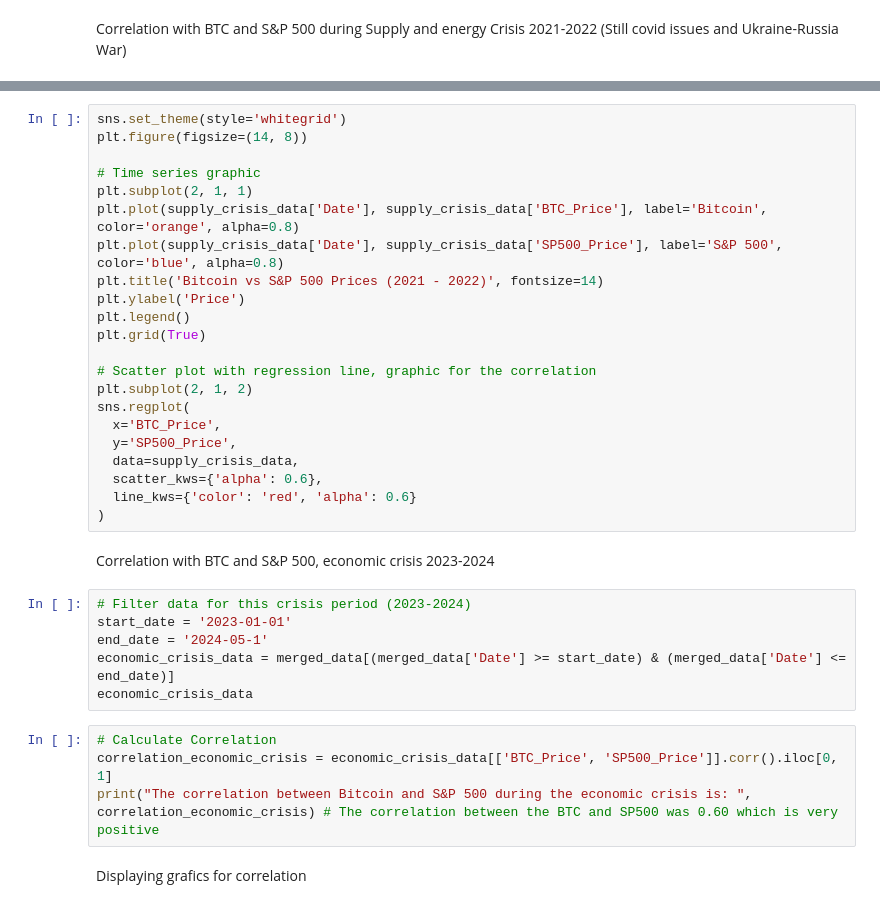
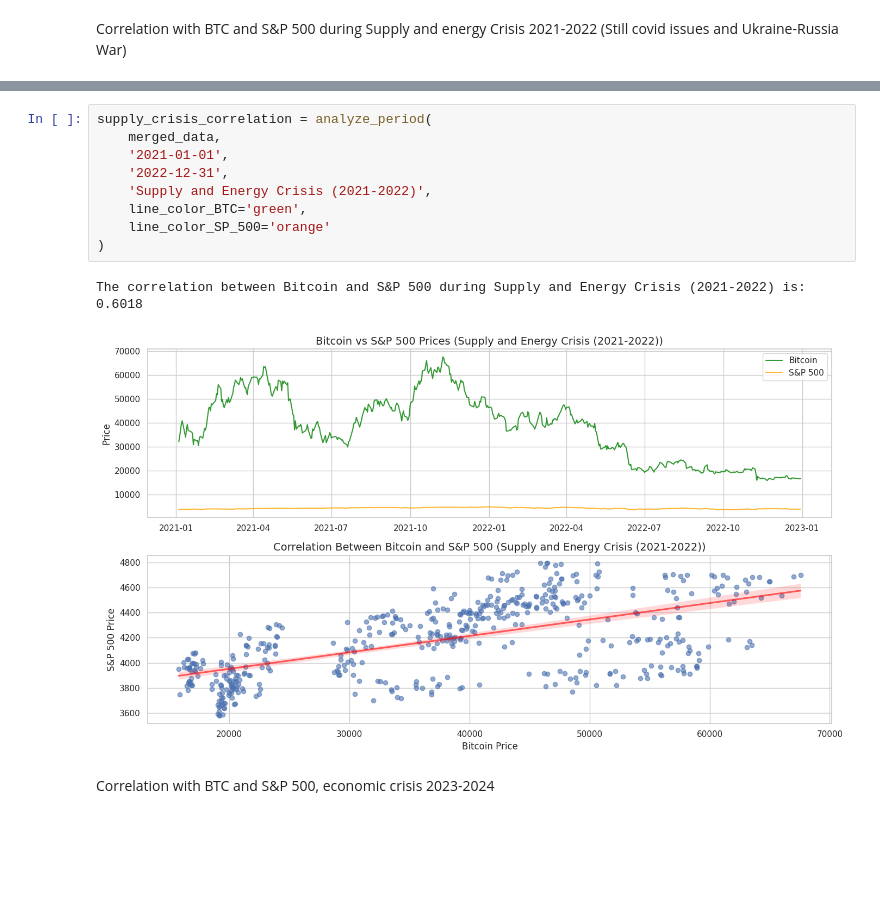
Before and after one commit to AngelDHackerman/BTC-ETH_Data_Analysis, a Jupyter notebook: 5_Insights_Analysis_Crisis_2020-2024.ipynb, the cells around one changed output, grey strips where cells are left out. Cells and saved outputs as stored; diff of their text form; blank space fills up the shorter version.

```diff
--- a/5_Insights_Analysis_Crisis_2020-2024.ipynb
+++ b/5_Insights_Analysis_Crisis_2020-2024.ipynb
@@ -86,36 +91,14 @@ Displaying grafics for this correlation
-# %%
-sns.set_theme(style='whitegrid')
-plt.figure(figsize=(14, 8))
-
-# Time series graphic
-plt.subplot(2, 1, 1)
-plt.plot(supply_crisis_data['Date'], supply_crisis_data['BTC_Price'], label='Bitcoin', color='orange', alpha=0.8)
-plt.plot(supply_crisis_data['Date'], supply_crisis_data['SP500_Price'], label='S&P 500', color='blue', alpha=0.8)
-plt.title('Bitcoin vs S&P 500 Prices (2021 - 2022)', fontsize=14)
-plt.ylabel('Price')
-plt.legend()
-plt.grid(True)
-
-# Scatter plot with regression line, graphic for the correlation
-plt.subplot(2, 1, 2)
-sns.regplot(
-  x='BTC_Price',
-  y='SP500_Price',
-  data=supply_crisis_data,
-  scatter_kws={'alpha': 0.6},
-  line_kws={'color': 'red', 'alpha': 0.6}
-)
+# %%
+supply_crisis_correlation = analyze_period(
+    merged_data,
+    '2021-01-01',
+    '2022-12-31',
+    'Supply and Energy Crisis (2021-2022)',
+    line_color_BTC='green',
+    line_color_SP_500='orange'
+)
+# %% [output]
+The correlation between Bitcoin and S&P 500 during Supply and Energy Crisis (2021-2022) is: 0.6018
+[figure, added]
 # %% [markdown]
 Correlation with BTC and S&P 500, economic crisis 2023-2024
-# %%
-# Filter data for this crisis period (2023-2024)
-start_date = '2023-01-01'
-end_date = '2024-05-1'
-economic_crisis_data = merged_data[(merged_data['Date'] >= start_date) & (merged_data['Date'] <= end_date)]
-economic_crisis_data
-# %%
-# Calculate Correlation
-correlation_economic_crisis = economic_crisis_data[['BTC_Price', 'SP500_Price']].corr().iloc[0, 1]
-print("The correlation between Bitcoin and S&P 500 during the economic crisis is: ", correlation_economic_crisis) # The correlation between the BTC and SP500 was 0.60 which is very positive
-# %% [markdown]
-Displaying grafics for correlation
```
Also changed, not shown: parts of 14 cells of this notebook.
